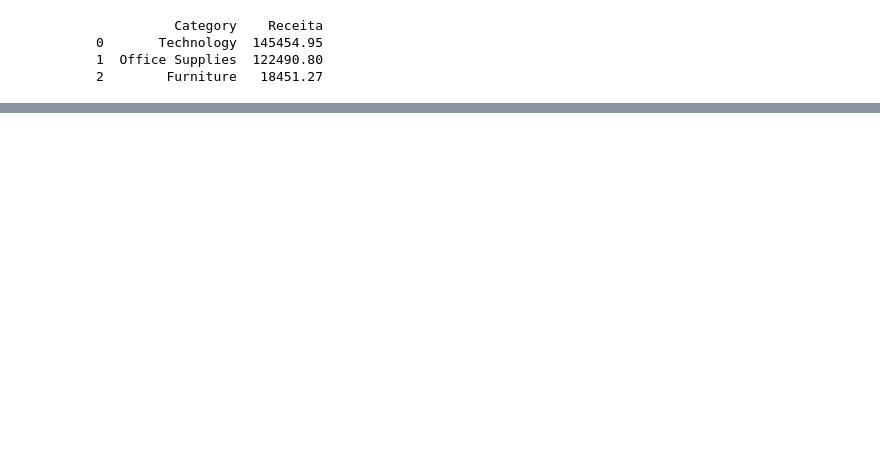
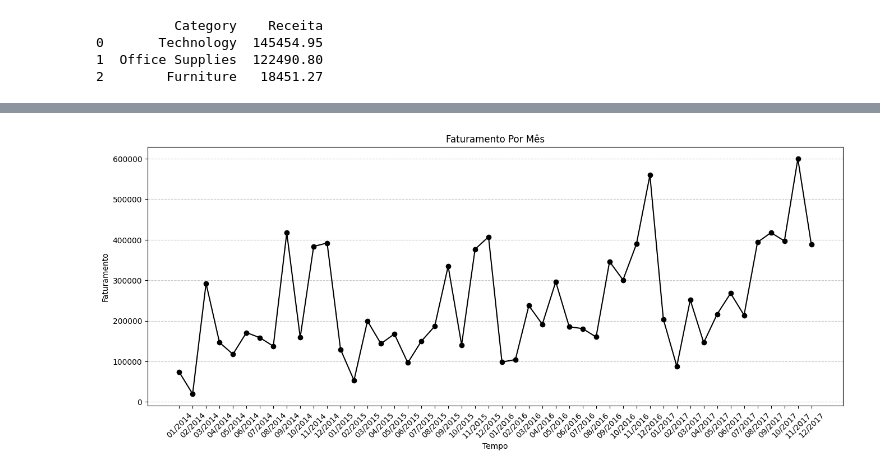
Before and after one commit to HyegoJarllys/DATA-PROJECT, a Jupyter notebook: pandas-analysis/Mini-Project7.ipynb, the cells around one changed output, grey strips where cells are left out. Cells and saved outputs as stored; diff of their text form; code cells hidden in the pictures; blank space fills up the shorter version.

```diff
--- a/pandas-analysis/Mini-Project7.ipynb
+++ b/pandas-analysis/Mini-Project7.ipynb
@@ -288,0 +311,11 @@ print(df_resultado)
+# %%
+plt.figure(figsize=(16,6))
+plt.plot(df_mensal['Mes_Ano'], df_mensal['Faturamento'], color = 'black', marker='o')
+plt.title('Faturamento Por Mês')
+plt.xlabel('Tempo')
+plt.ylabel('Faturamento')
+plt.xticks(rotation=45)
+plt.grid(True, axis='y', linestyle='--', alpha=0.7)
+plt.show()
+# %% [output]
+[figure, added]
```
Also changed, not shown: parts of 6 cells of this notebook.
